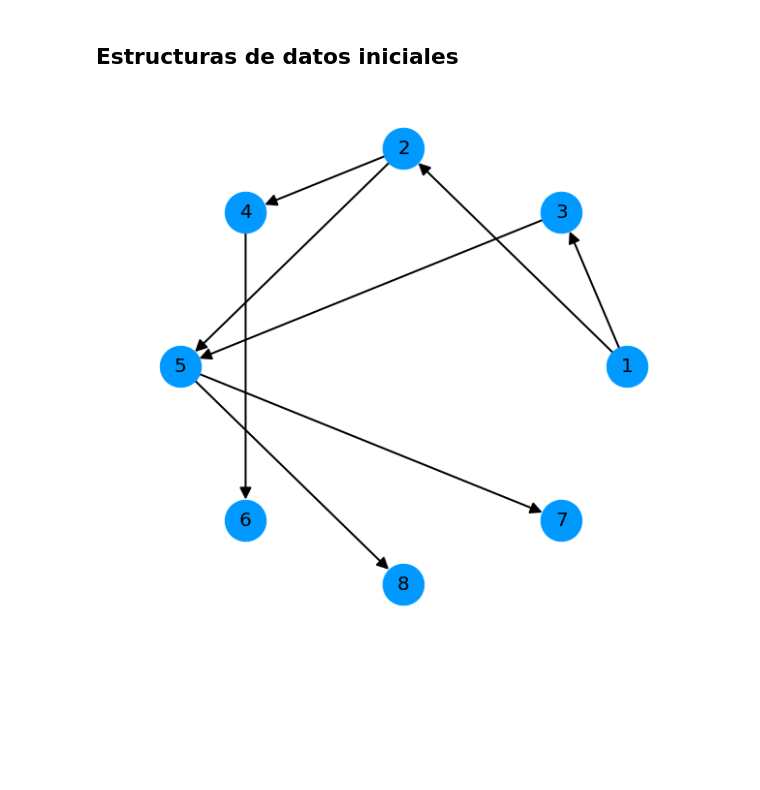
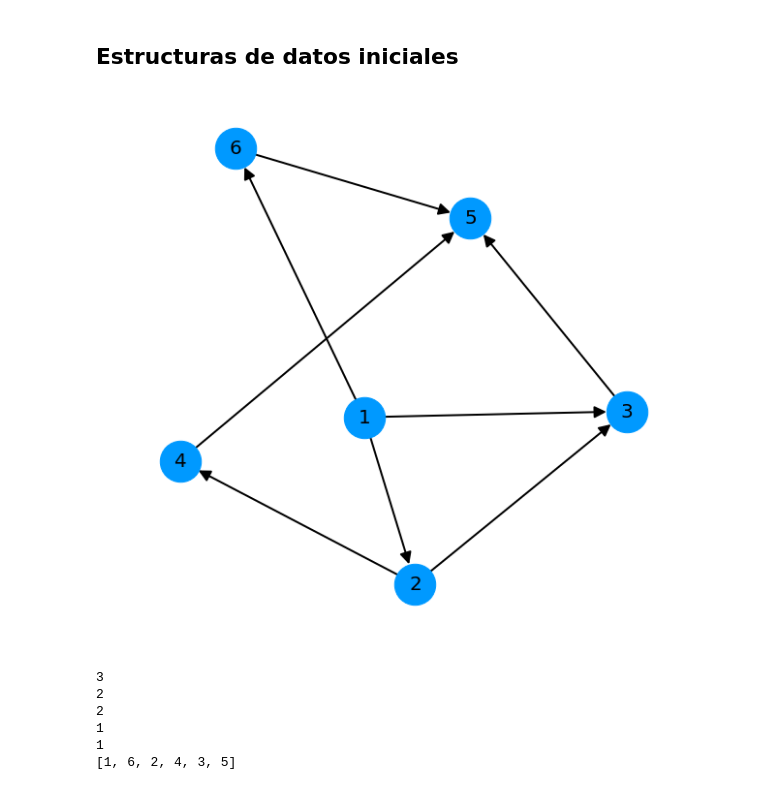
Before and after one commit to bemc22/ordenamiento-topologico, a Jupyter notebook: Notebook1.ipynb, the cells around one changed output. Drawn from its saved outputs; the diff is of its cells as text; code cells hidden in the pictures; blank space fills up the shorter version.

```diff
--- a/Notebook1.ipynb
+++ b/Notebook1.ipynb
@@ -21,11 +32,14 @@ class Nodo:
 # %%
 grafo = {
-    "1" : {"2" , "3"},
-    "2" : {"4" , "5"},
-    "3" : {"5"},
-    "4" : {"6"},
-    "5" : {"7" , "8"}
+    1 : {2 , 3 , 6},
+    2 : {3 , 4},
+    3 : {5},
+    4 : {5},
+    5 : {},
+    6 : {5}
 }
+
+# muestra  [1, 6, 2, 4, 3, 5]
 # %%
 G = nx.DiGraph()
 
@@ -34,12 +48,12 @@ for i in grafo:
     for j in x:
         G.add_edge(i,j)
 # %%
-pos = nx.circular_layout(G)
+pos =  nx.spring_layout(G)
 plt.figure(figsize = (10,10))
 nx.draw_networkx_edges(G, pos, node_size=1800, width=2, arrowsize=25)
 nx.draw_networkx_nodes(G, pos, node_size=1800, node_color =  (0, 0.6, 1))
 nx.draw_networkx_labels(G, pos, font_size=20, font_family='sans-serif')
 plt.axis("off")
 plt.show()
 # %% [output]
-[figure, old version]
+[figure, new version]
@@ -45,0 +77,11 @@ plt.show()
+# %%
+lista = []
+ordenamiento_topologico(grafo,lista)
+print(lista)
+# %% [output]
+3
+2
+2
+1
+1
+[1, 6, 2, 4, 3, 5]
```
Also changed, not shown: parts of 3 cells of this notebook.
